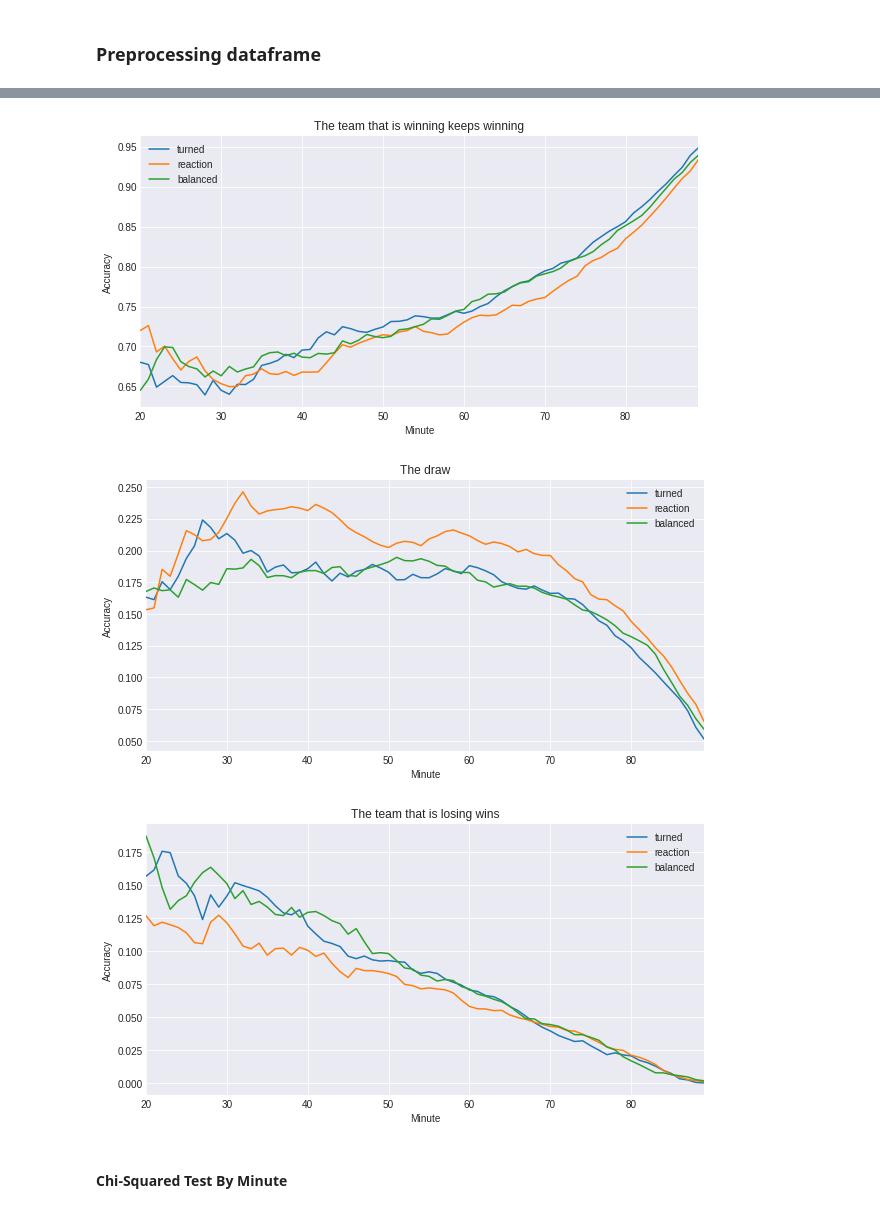
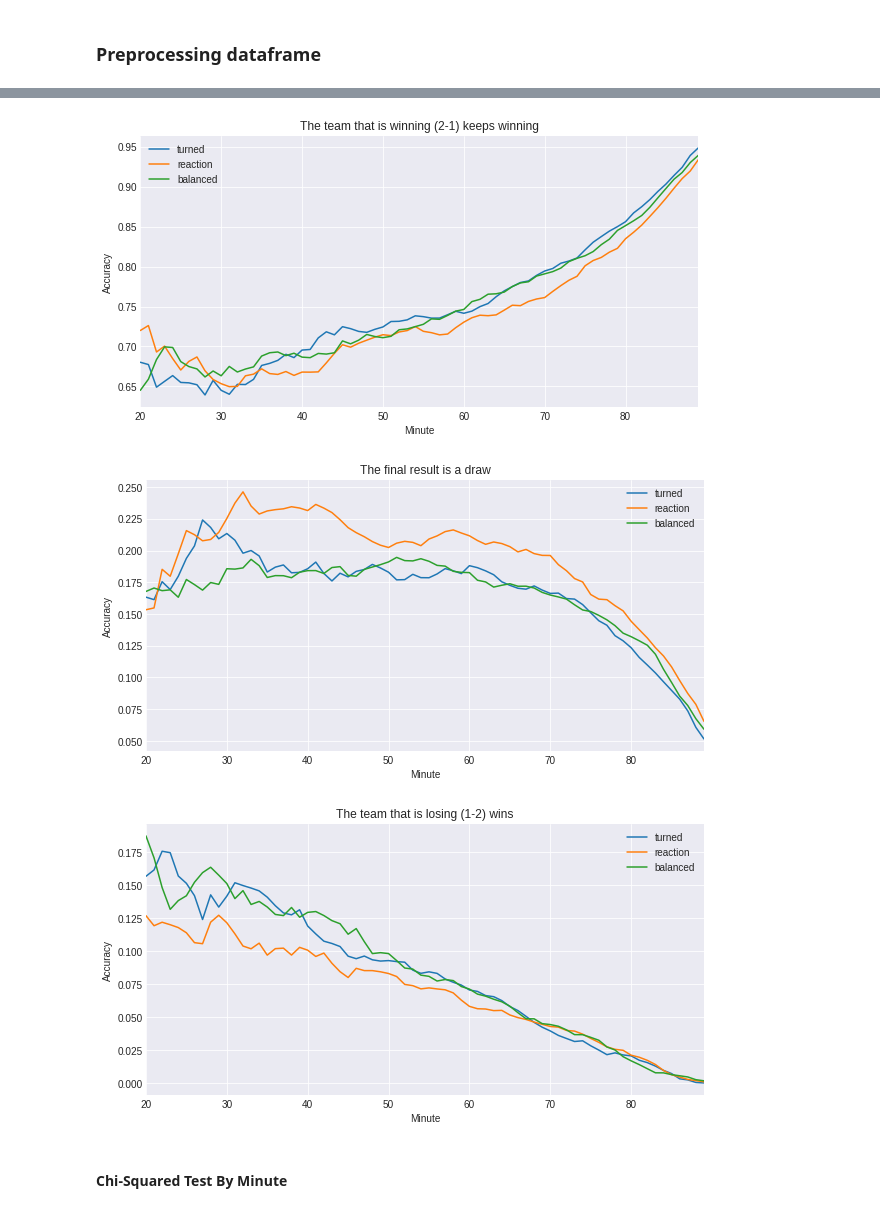
Before and after one commit to igormago/football, a Jupyter notebook: files/notebooks/Descripitive Analysis.ipynb, the cells around one changed output, grey strips where cells are left out. Saved outputs shown, nothing was run; the diff lists cells and outputs as text; code cells hidden in the pictures.

```diff
--- a/files/notebooks/Descripitive Analysis.ipynb
+++ b/files/notebooks/Descripitive Analysis.ipynb
@@ -424,39 +429,39 @@ except Exception:
 # %%
 def plot_df(turned_df,reaction_df,balanced_df, title):
     begin = 20
     end = 90
     turned_df[begin:end].plot()
     reaction_df[begin:end].plot()
     balanced_df[begin:end].plot()
     plt.legend(['turned','reaction','balanced'])
     plt.ylabel("Accuracy")
     plt.xlabel("Minute")
     plt.title(title)
 
 fig = plt.figure(figsize=(10,5))
 turned_w = df_exp3['turned_winning']/df_exp3['turned_total']
 reaction_w = df_exp3['reaction_winning']/df_exp3['reaction_total']
 balanced_w = df_exp3['balanced_winning']/df_exp3['balanced_total']
 
-plot_df(turned_w, reaction_w, balanced_w, 'The team that is winning keeps winning')
+plot_df(turned_w, reaction_w, balanced_w, 'The team that is winning (2-1) keeps winning')
 
 fig = plt.figure(figsize=(10,5))
 turned_d = df_exp3['turned_draw']/df_exp3['turned_total']
 reaction_d = df_exp3['reaction_draw']/df_exp3['reaction_total']
 balanced_d = df_exp3['balanced_draw']/df_exp3['balanced_total']
 
-plot_df(turned_d, reaction_d, balanced_d, 'The draw')
+plot_df(turned_d, reaction_d, balanced_d, 'The final result is a draw')
 
 fig = plt.figure(figsize=(10,5))
 turned_l = df_exp3['turned_loosing']/df_exp3['turned_total']
 reaction_l = df_exp3['reaction_loosing']/df_exp3['reaction_total']
 balanced_l = df_exp3['balanced_loosing']/df_exp3['balanced_total']
 
-plot_df(turned_l, reaction_l, balanced_l, 'The team that is losing wins')
+plot_df(turned_l, reaction_l, balanced_l, 'The team that is losing (1-2) wins')
 # %% [output]
-[figure, old version]
+[figure, new version]
-[figure, old version]
+[figure, new version]
-[figure, old version]
+[figure, new version]
 # %% [markdown]
 #### Chi-Squared Test By Minute
 # %%
```
Also changed, not shown: parts of 9 cells of this notebook.
